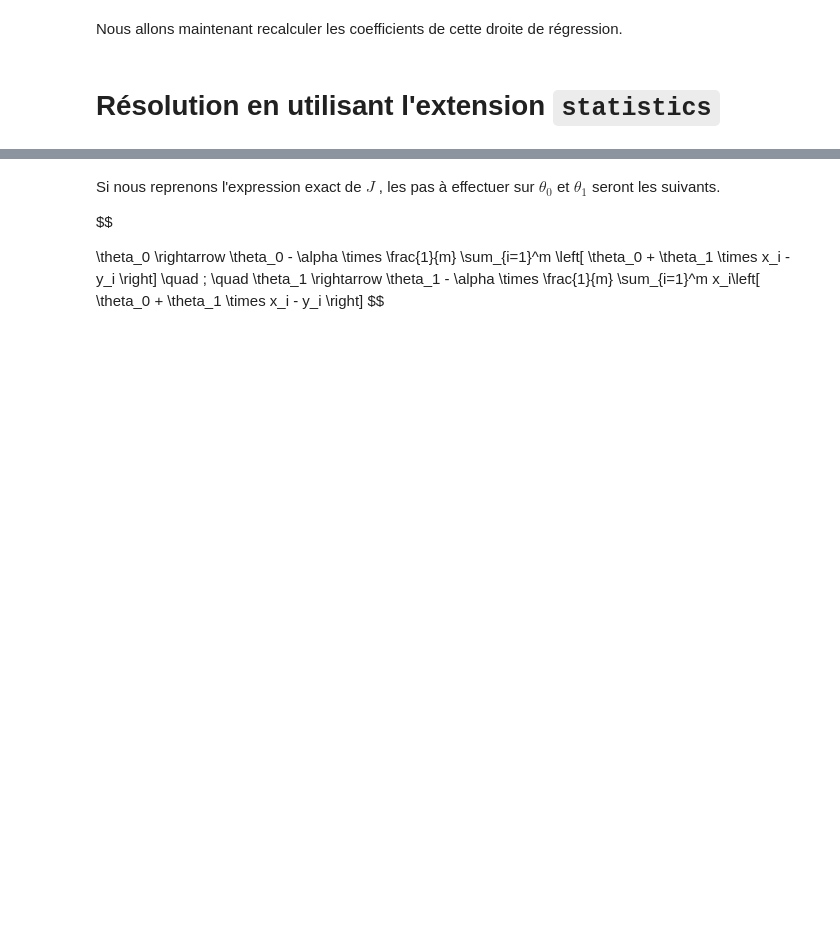
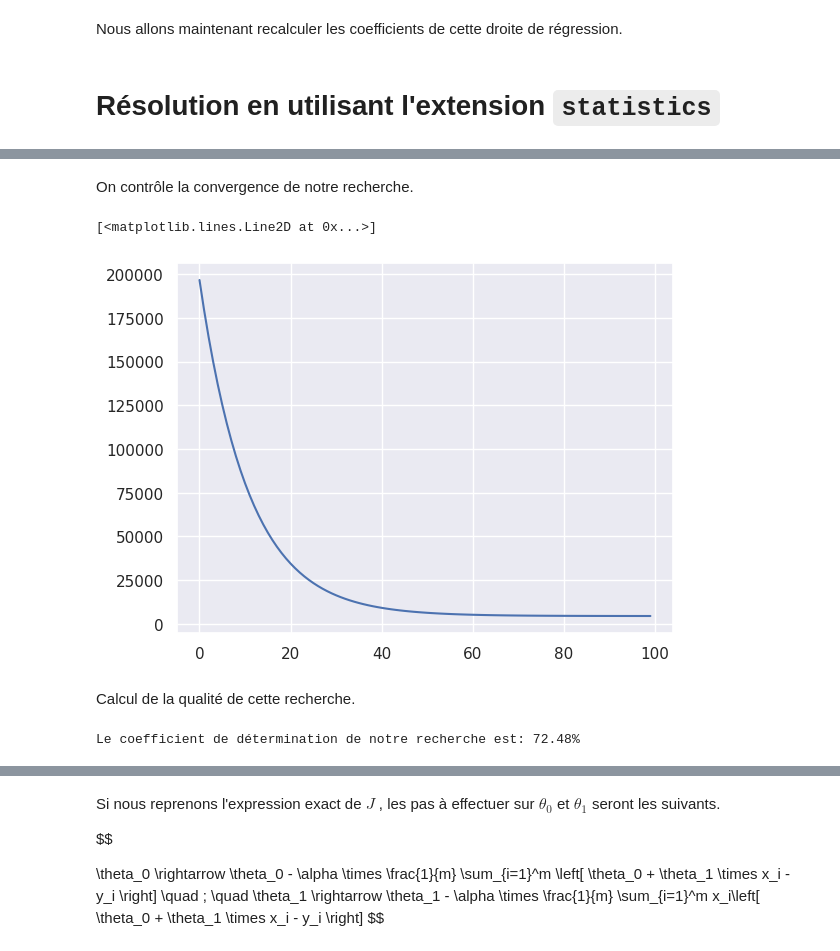
Before and after one commit to mat90hub/python_par_jupyter, a Jupyter notebook: 10_machine_learning/01_regression_lineaire.ipynb, the cells around one changed output, grey strips where cells are left out. Cells and saved outputs as stored; diff of their text form; code cells hidden in the pictures; blank space fills up the shorter version.

```diff
--- a/10_machine_learning/01_regression_lineaire.ipynb
+++ b/10_machine_learning/01_regression_lineaire.ipynb
@@ -167,0 +299,9 @@ Néanmoins ici les surface et les loyers sont des nombres ayant à peu près le
+# %% [markdown]
+On contrôle la convergence de notre recherche.
+# %%
+plt.plot(range(0,len(cost_history)), cost_history)
+# %% [output]
+[<matplotlib.lines.Line2D at 0x...>]
+[figure, added]
+# %% [markdown]
+Calcul de la qualité de cette recherche.
@@ -167,0 +313,5 @@ Néanmoins ici les surface et les loyers sont des nombres ayant à peu près le
+# %%
+coef = coef_determination(y, prediction)
+print(f'Le coefficient de détermination de notre recherche est: {coef*100:.2f}%')
+# %% [output]
+Le coefficient de détermination de notre recherche est: 72.48%
```
Also changed, not shown: parts of 42 cells of this notebook, 13 other files.
